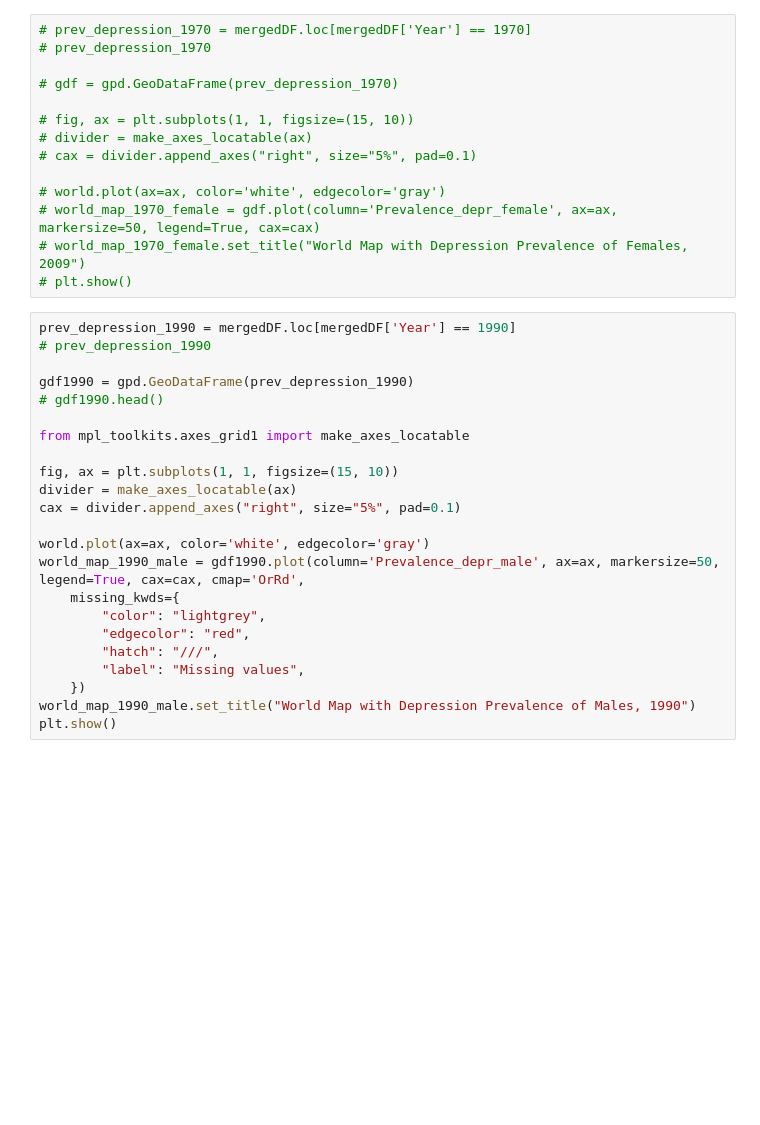
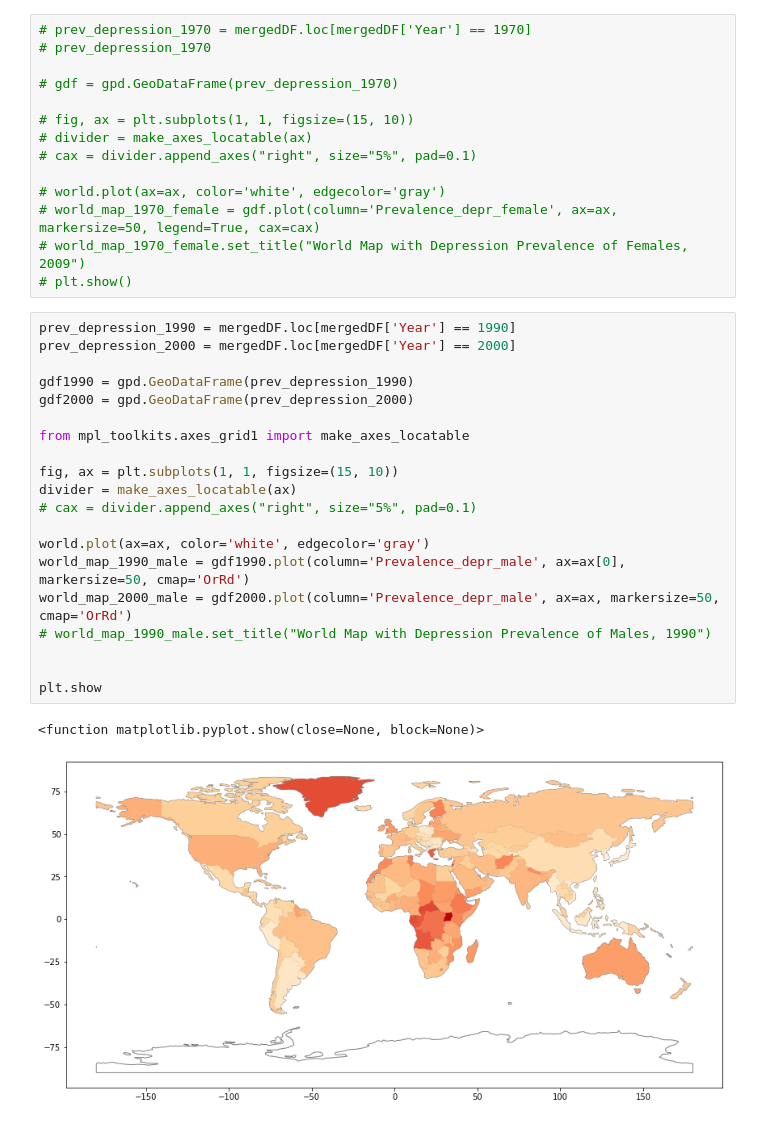
Before and after one commit to lostconnectionhere/mental_health, a Jupyter notebook: menth.ipynb, the cells around one changed output. Saved outputs shown, nothing was run; the diff lists cells and outputs as text; blank space fills up the shorter version.

Commit message:
plot trials, fail

```diff
--- a/menth.ipynb
+++ b/menth.ipynb
@@ -165,24 +335,24 @@ plt.show()
 # plt.show()
 # %%
 prev_depression_1990 = mergedDF.loc[mergedDF['Year'] == 1990]
-# prev_depression_1990
+prev_depression_2000 = mergedDF.loc[mergedDF['Year'] == 2000]
 
 gdf1990 = gpd.GeoDataFrame(prev_depression_1990)
-# gdf1990.head()
+gdf2000 = gpd.GeoDataFrame(prev_depression_2000)
 
 from mpl_toolkits.axes_grid1 import make_axes_locatable
 
 fig, ax = plt.subplots(1, 1, figsize=(15, 10))
 divider = make_axes_locatable(ax)
-cax = divider.append_axes("right", size="5%", pad=0.1)
+# cax = divider.append_axes("right", size="5%", pad=0.1)
 
 world.plot(ax=ax, color='white', edgecolor='gray')
-world_map_1990_male = gdf1990.plot(column='Prevalence_depr_male', ax=ax, markersize=50, legend=True, cax=cax, cmap='OrRd',
-    missing_kwds={
-        "color": "lightgrey",
-        "edgecolor": "red",
-        "hatch": "///",
-        "label": "Missing values",
-    })
-world_map_1990_male.set_title("World Map with Depression Prevalence of Males, 1990")
-plt.show()
+world_map_1990_male = gdf1990.plot(column='Prevalence_depr_male', ax=ax[0], markersize=50, cmap='OrRd')
+world_map_2000_male = gdf2000.plot(column='Prevalence_depr_male', ax=ax, markersize=50, cmap='OrRd')
+# world_map_1990_male.set_title("World Map with Depression Prevalence of Males, 1990")
+
+
+plt.show
+# %% [output]
+<function matplotlib.pyplot.show(close=None, block=None)>
+[figure, added]
```
Also changed, not shown: parts of 20 cells of this notebook.
